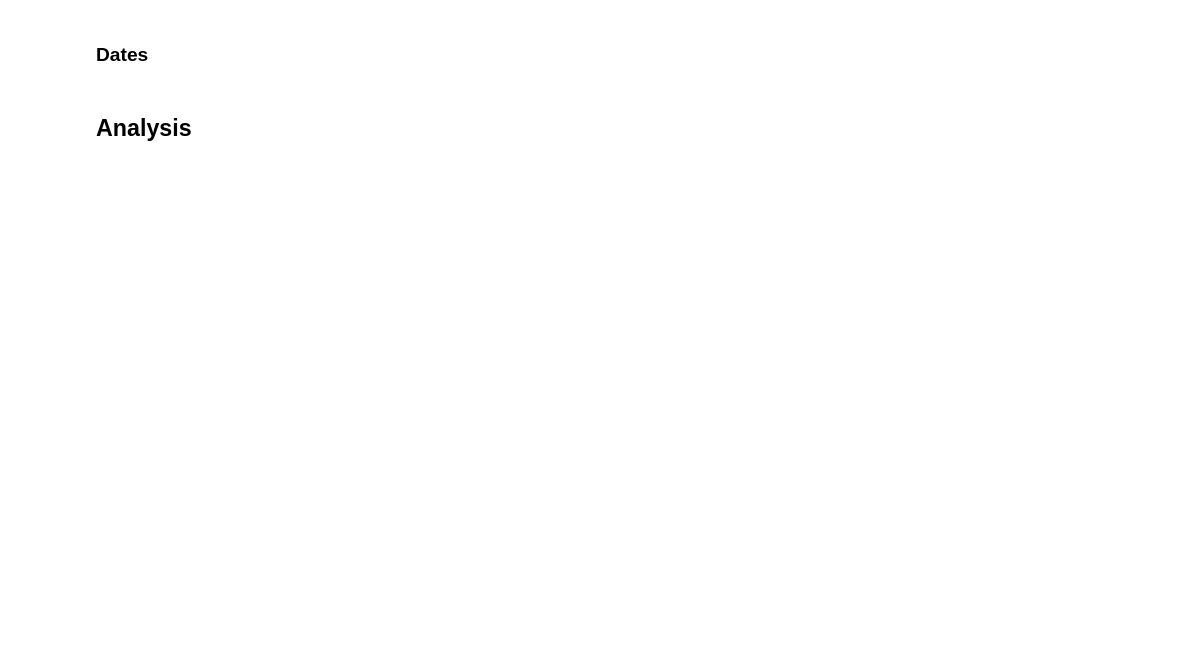
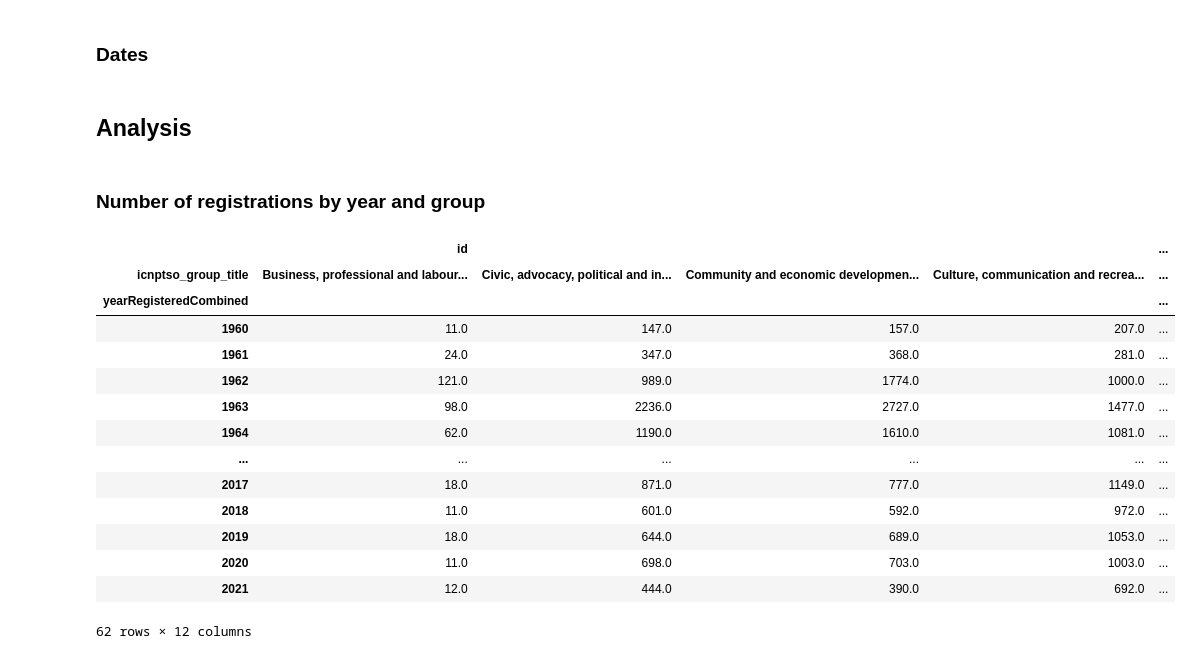
Before and after one commit to Lisa-Ho/small-data-projects, a Jupyter notebook: notebooks/Charity-classification-analysis.ipynb, the cells around one changed output. Cells and saved outputs as stored; diff of their text form; code cells hidden in the pictures; blank space fills up the shorter version.

Commit message:
started aggregating for final chart

```diff
--- a/notebooks/Charity-classification-analysis.ipynb
+++ b/notebooks/Charity-classification-analysis.ipynb
@@ -96,9 +94,8 @@ Now we want to clean up the icnptso categories a bit more and merge in the title
 df["icnptso_group"] = df["icnptso_code"].str[0]
 
 #get title for group
-df = pd.merge(df, icnptso[["Section", "Title"]], left_on = df["icnptso_group"], right_on=icnptso["Section"], how='left')
+df_join = icnptso.loc[icnptso["Group"].isna()][["Section", "Title"]]
+df = pd.merge(df, df_join, left_on = df["icnptso_group"], right_on=df_join["Section"], how='left')
 df = df.drop(columns=["key_0", "Section"]).rename(columns={"Title": "icnptso_group_title"})
 
-#get title for subgroup
-df = pd.merge(df, icnptso[["Sub-group", "Title"]], left_on = df["icnptso_code"], right_on=icnptso["Sub-group"], how='left')
-df = df.drop(columns=["key_0", "Sub-group"]).rename(columns={"Title": "icnptso_title"})
+len(df)
@@ -112,5 +120,37 @@ df["dateRegistered"] = pd.to_datetime(df["dateRegistered"])
 #get years from date
 df["yearRemoved"] = df["dateRemoved"].dt.year
 df["yearRegistered"] = df["dateRegistered"].dt.year
+
+#combine years before 1960 (as E&W database only starts then)
+df["yearRemovedCombined"] = df["yearRemoved"]
+df.loc[df["yearRemoved"] < 1960, "yearRemovedCombined"] = 1960
+df["yearRegisteredCombined"] = df["yearRegistered"]
+df.loc[df["yearRegistered"] < 1960, "yearRegisteredCombined"] = 1960
 # %% [markdown]
 ## Analysis
+# %% [markdown]
+### Number of registrations by year and group
+# %%
+table = df.groupby(["yearRegisteredCombined", "icnptso_group_title"])["id"].count()
+table = pd.DataFrame(table).unstack()
+
+#export table
+table.to_csv(os.path.join(root, "data\\processed\\registrations-by-year-combined-icnptso.csv"))
+
+table
+# %% [output]
+|  | id |  |  |  | ... |
+| icnptso_group_title | Business, professional and labour... | Civic, advocacy, political and in... | Community and economic developmen... | Culture, communication and recrea... | ... |
+| yearRegisteredCombined |  |  |  |  | ... |
+| 1960 | 11.0 | 147.0 | 157.0 | 207.0 | ... |
+| 1961 | 24.0 | 347.0 | 368.0 | 281.0 | ... |
+| 1962 | 121.0 | 989.0 | 1774.0 | 1000.0 | ... |
+| 1963 | 98.0 | 2236.0 | 2727.0 | 1477.0 | ... |
+| 1964 | 62.0 | 1190.0 | 1610.0 | 1081.0 | ... |
+| ... | ... | ... | ... | ... | ... |
+| 2017 | 18.0 | 871.0 | 777.0 | 1149.0 | ... |
+| 2018 | 11.0 | 601.0 | 592.0 | 972.0 | ... |
+| 2019 | 18.0 | 644.0 | 689.0 | 1053.0 | ... |
+| 2020 | 11.0 | 698.0 | 703.0 | 1003.0 | ... |
+| 2021 | 12.0 | 444.0 | 390.0 | 692.0 | ... |
+62 rows × 12 columns
```
Also changed, not shown: parts of 10 cells of this notebook.
